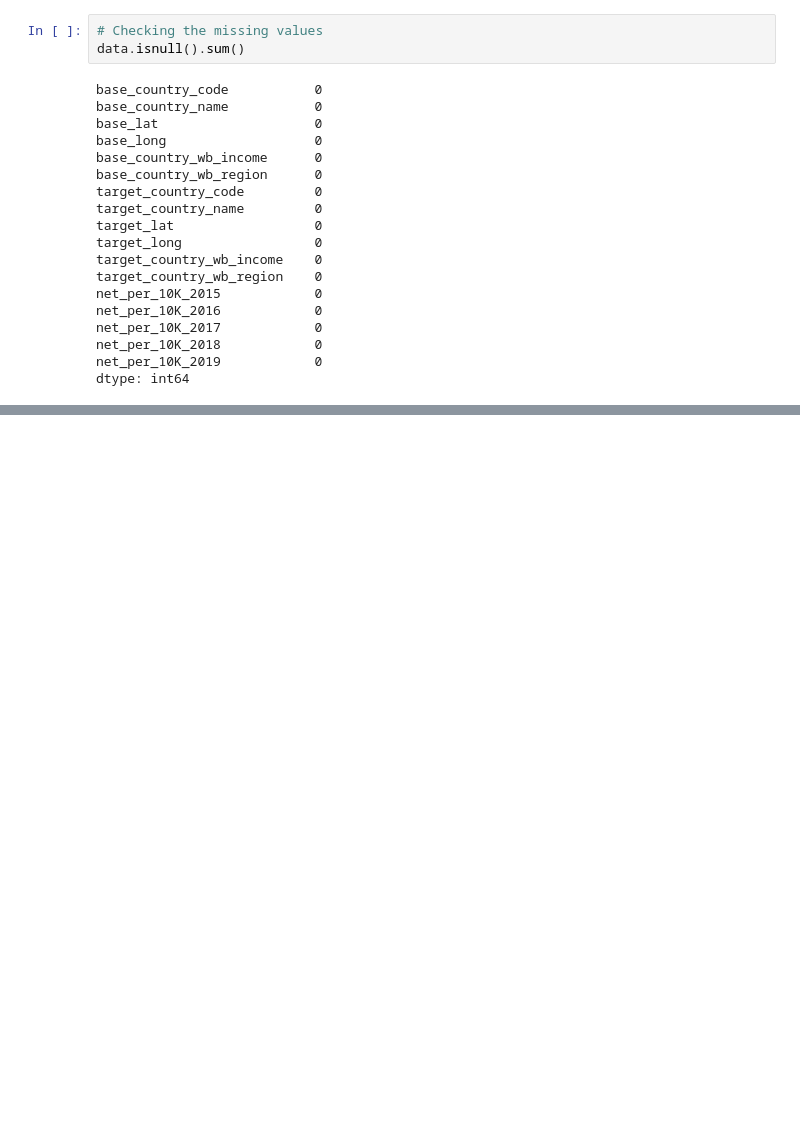
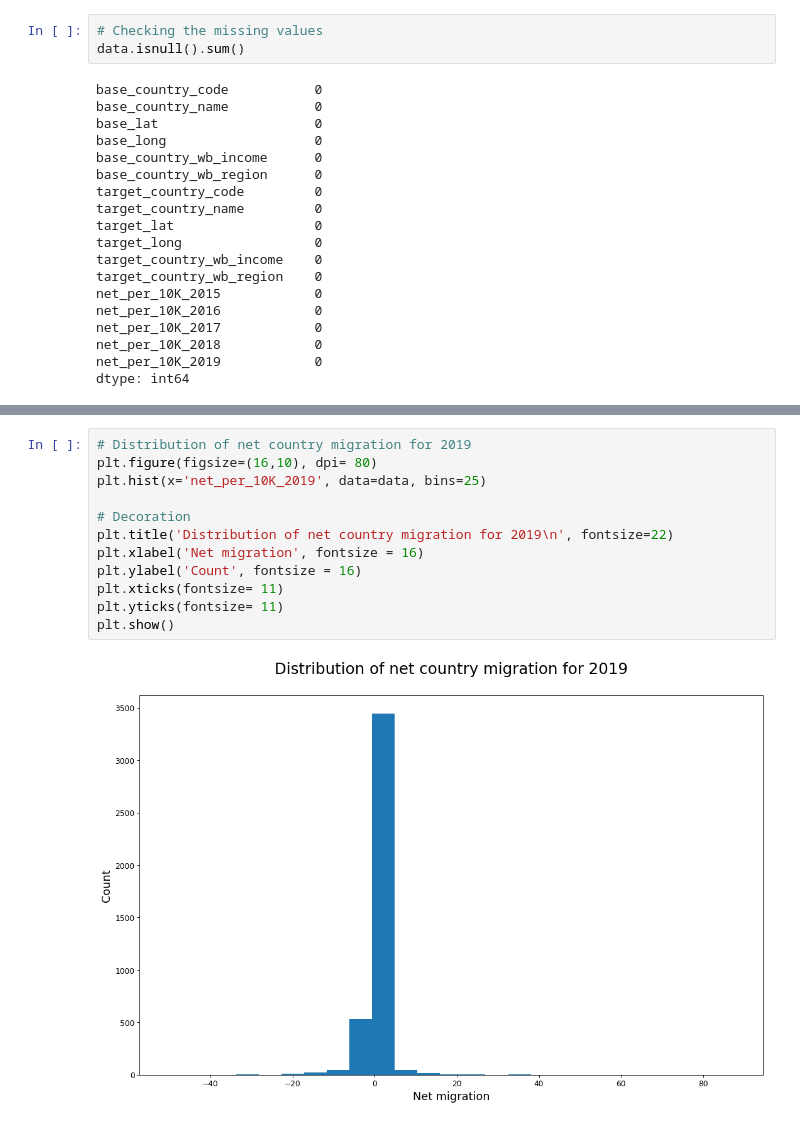
Before and after one commit to pdesai27/DAB-103, a Jupyter notebook: CountryMigration.ipynb, the cells around one changed output, grey strips where cells are left out. Drawn from its saved outputs; the diff is of its cells as text; blank space fills up the shorter version.

```diff
--- a/CountryMigration.ipynb
+++ b/CountryMigration.ipynb
@@ -157,3 +214,17 @@ plt.show()
+# %%
+# Distribution of net country migration for 2019
+plt.figure(figsize=(16,10), dpi= 80)
+plt.hist(x='net_per_10K_2019', data=data, bins=25)
+
+# Decoration
+plt.title('Distribution of net country migration for 2019\n', fontsize=22)
+plt.xlabel('Net migration', fontsize = 16)
+plt.ylabel('Count', fontsize = 16)
+plt.xticks(fontsize= 11)
+plt.yticks(fontsize= 11)
+plt.show()
+# %% [output]
+[figure, added]
 # %%
 # Search for outliers using boxplot
 plt.figure(figsize=(16,10), dpi= 80)
```
Also changed, not shown: parts of 14 cells of this notebook.
